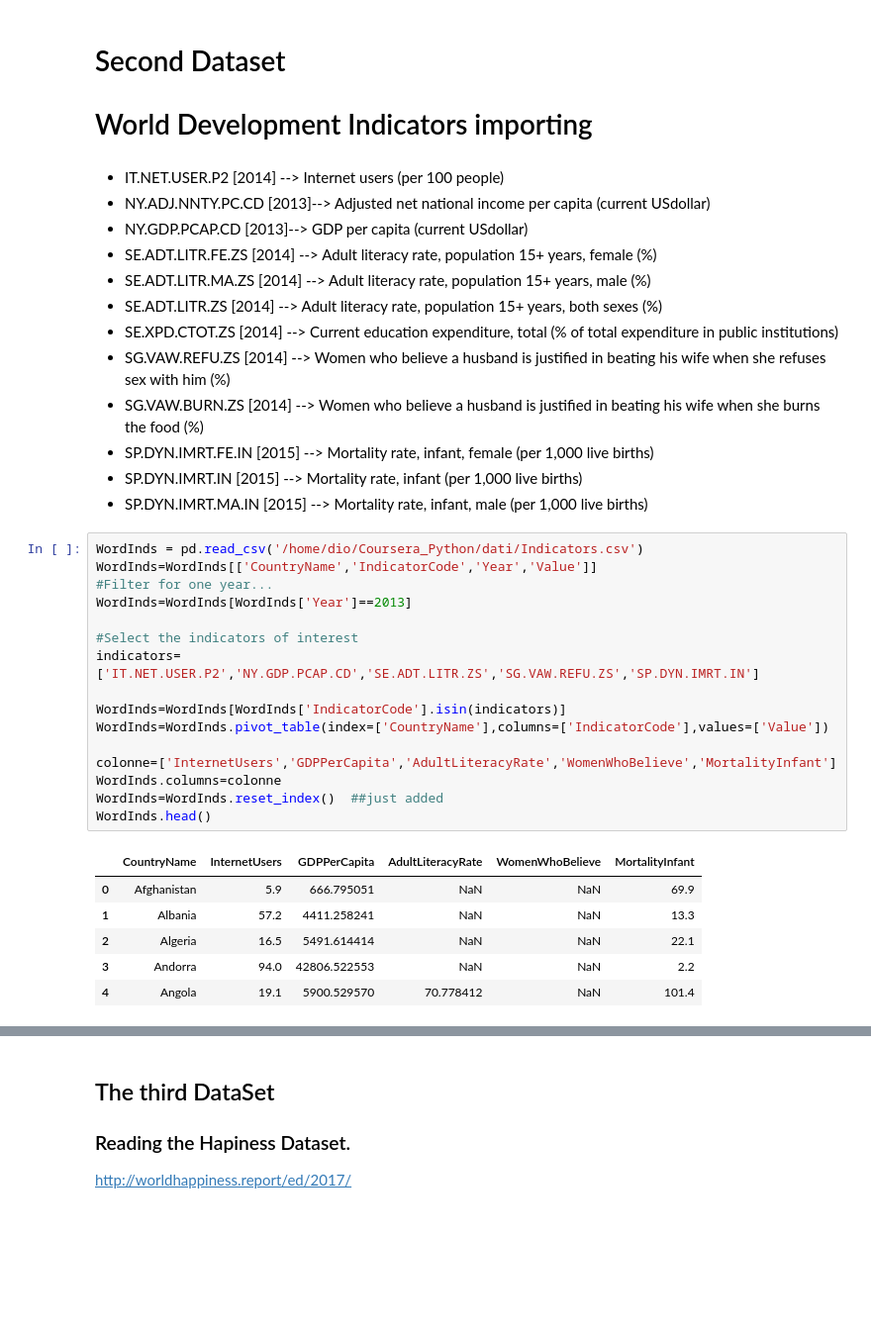
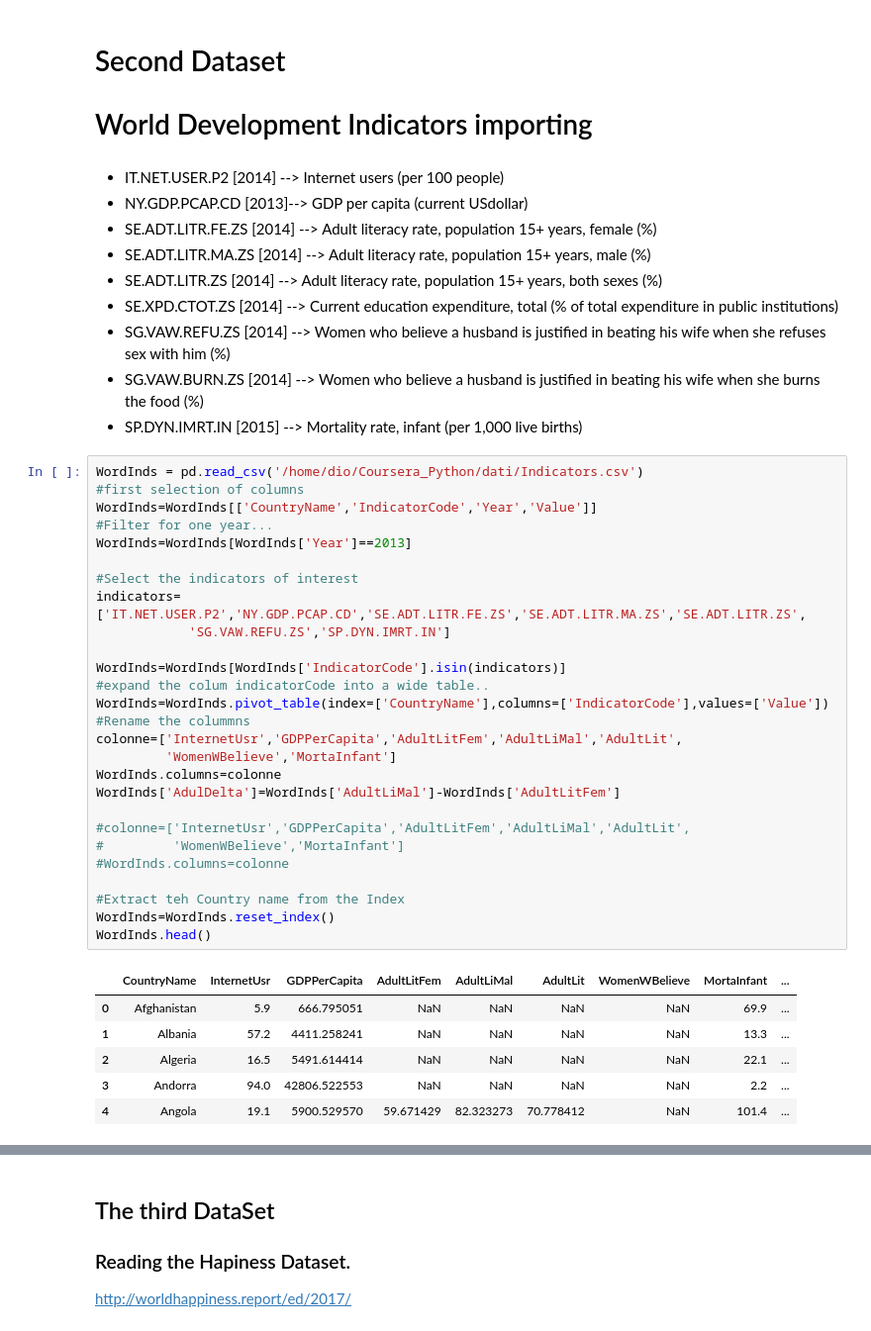
Before and after one commit to EnzoCalogero/Python_DataScience, a Jupyter notebook: course2/Assignment4.ipynb, the cells around one changed output, grey strips where cells are left out. Shown: that part at 99% size. Saved outputs shown, nothing was run; the diff lists cells and outputs as text; blank space fills up the shorter version.

```diff
--- a/course2/Assignment4.ipynb
+++ b/course2/Assignment4.ipynb
@@ -110,7 +87,6 @@ plt.show()
 # World Development Indicators importing
 # %% [markdown]
 - IT.NET.USER.P2     [2014] --> Internet users (per 100 people)
-- NY.ADJ.NNTY.PC.CD  [2013]-->  Adjusted net national income per capita (current USdollar)
 - NY.GDP.PCAP.CD     [2013]-->  GDP per capita (current USdollar)
 - SE.ADT.LITR.FE.ZS  [2014] --> Adult literacy rate, population 15+ years, female (%)
 - SE.ADT.LITR.MA.ZS  [2014] --> Adult literacy rate, population 15+ years, male (%)
@@ -118,29 +94,38 @@ plt.show()
 - SE.XPD.CTOT.ZS     [2014] --> Current education expenditure, total (% of total expenditure in public institutions)
 - SG.VAW.REFU.ZS     [2014] --> Women who believe a husband is justified in beating his wife when she refuses sex with him (%)
 - SG.VAW.BURN.ZS     [2014] --> Women who believe a husband is justified in beating his wife when she burns the food (%)
-- SP.DYN.IMRT.FE.IN  [2015] --> Mortality rate, infant, female (per 1,000 live births)
 - SP.DYN.IMRT.IN     [2015] --> Mortality rate, infant (per 1,000 live births)
-- SP.DYN.IMRT.MA.IN  [2015] --> Mortality rate, infant, male (per 1,000 live births)
 # %%
 WordInds = pd.read_csv('/home/dio/Coursera_Python/dati/Indicators.csv')
+#first selection of columns
 WordInds=WordInds[['CountryName','IndicatorCode','Year','Value']]
 #Filter for one year...
 WordInds=WordInds[WordInds['Year']==2013]
 
 #Select the indicators of interest
-indicators=['IT.NET.USER.P2','NY.GDP.PCAP.CD','SE.ADT.LITR.ZS','SG.VAW.REFU.ZS','SP.DYN.IMRT.IN']
+indicators=['IT.NET.USER.P2','NY.GDP.PCAP.CD','SE.ADT.LITR.FE.ZS','SE.ADT.LITR.MA.ZS','SE.ADT.LITR.ZS',
+            'SG.VAW.REFU.ZS','SP.DYN.IMRT.IN']
 
 WordInds=WordInds[WordInds['IndicatorCode'].isin(indicators)]
+#expand the colum indicatorCode into a wide table..
 WordInds=WordInds.pivot_table(index=['CountryName'],columns=['IndicatorCode'],values=['Value'])
+#Rename the colummns
+colonne=['InternetUsr','GDPPerCapita','AdultLitFem','AdultLiMal','AdultLit',
+         'WomenWBelieve','MortaInfant']
+WordInds.columns=colonne
+WordInds['AdulDelta']=WordInds['AdultLiMal']-WordInds['AdultLitFem']
 
-colonne=['InternetUsers','GDPPerCapita','AdultLiteracyRate','WomenWhoBelieve','MortalityInfant']
-WordInds.columns=colonne
-WordInds=WordInds.reset_index()  ##just added
+#colonne=['InternetUsr','GDPPerCapita','AdultLitFem','AdultLiMal','AdultLit',
+#         'WomenWBelieve','MortaInfant']
+#WordInds.columns=colonne
+
+#Extract teh Country name from the Index
+WordInds=WordInds.reset_index()
 WordInds.head()
 # %% [output]
-|  | CountryName | InternetUsers | GDPPerCapita | AdultLiteracyRate | WomenWhoBelieve | MortalityInfant |
-| 0 | Afghanistan | 5.9 | 666.795051 | NaN | NaN | 69.9 |
-| 1 | Albania | 57.2 | 4411.258241 | NaN | NaN | 13.3 |
-| 2 | Algeria | 16.5 | 5491.614414 | NaN | NaN | 22.1 |
-| 3 | Andorra | 94.0 | 42806.522553 | NaN | NaN | 2.2 |
-| 4 | Angola | 19.1 | 5900.529570 | 70.778412 | NaN | 101.4 |
+|  | CountryName | InternetUsr | GDPPerCapita | AdultLitFem | AdultLiMal | AdultLit | WomenWBelieve | MortaInfant | ... |
+| 0 | Afghanistan | 5.9 | 666.795051 | NaN | NaN | NaN | NaN | 69.9 | ... |
+| 1 | Albania | 57.2 | 4411.258241 | NaN | NaN | NaN | NaN | 13.3 | ... |
+| 2 | Algeria | 16.5 | 5491.614414 | NaN | NaN | NaN | NaN | 22.1 | ... |
+| 3 | Andorra | 94.0 | 42806.522553 | NaN | NaN | NaN | NaN | 2.2 | ... |
+| 4 | Angola | 19.1 | 5900.529570 | 59.671429 | 82.323273 | 70.778412 | NaN | 101.4 | ... |
```
Also changed, not shown: parts of 17 cells of this notebook.
